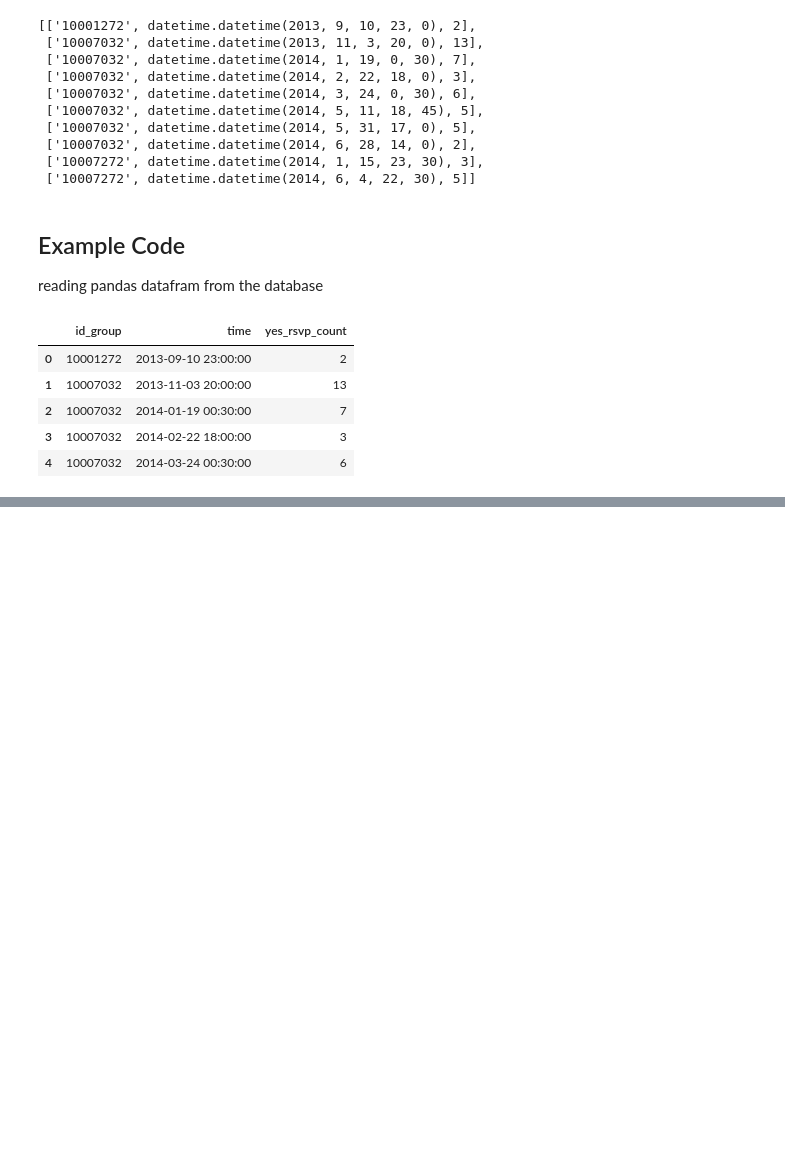
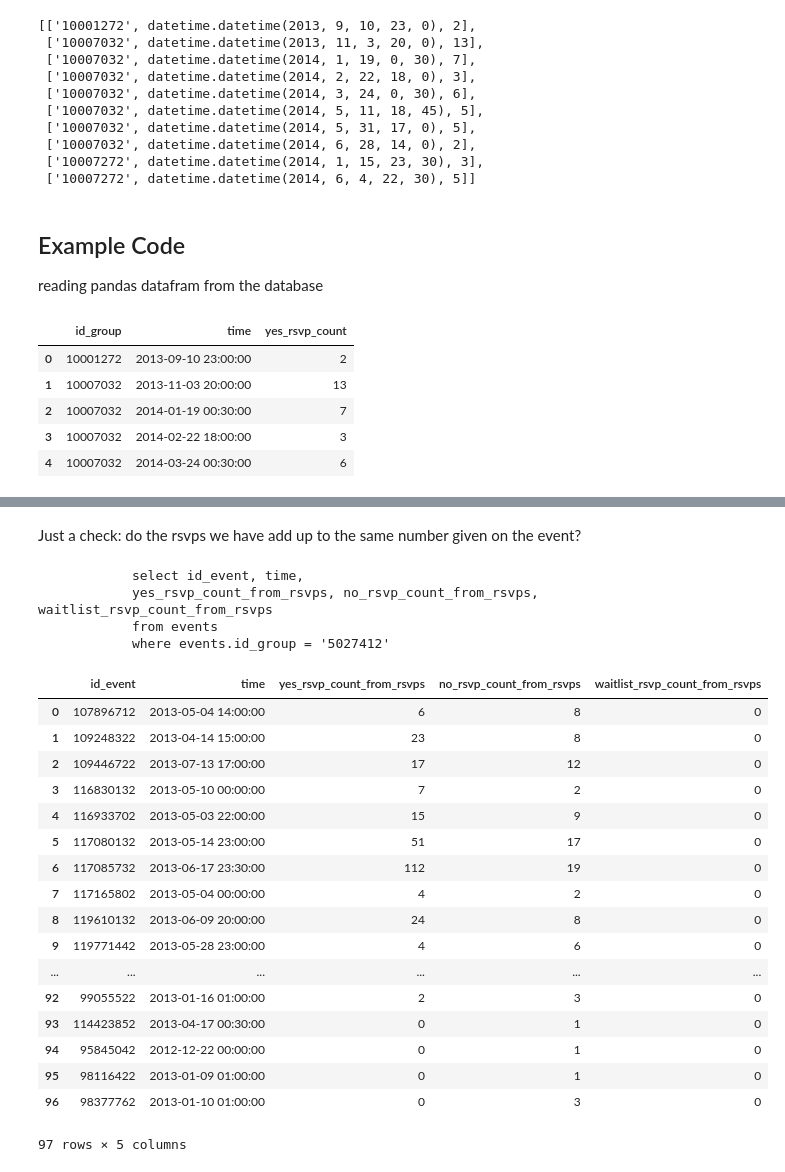
Before and after one commit to NYU-CS6313-Projects/meetupEVO, a Jupyter notebook: 30-lifetime-of-a-group/timeseries from database.ipynb, the cells around one changed output, grey strips where cells are left out. Cells and saved outputs as stored; diff of their text form; code cells hidden in the pictures; blank space fills up the shorter version.

```diff
--- a/30-lifetime-of-a-group/timeseries from database.ipynb
+++ b/30-lifetime-of-a-group/timeseries from database.ipynb
@@ -155,0 +122,37 @@ We have 5364618 rsvps for 604390 distinct events in this database
+# %% [markdown]
+Just a check: do the rsvps we have add up to the same number given on the event?
+# %%
+
+
+sql = db_cursor.mogrify("""
+            select id_event, time,
+            yes_rsvp_count_from_rsvps, no_rsvp_count_from_rsvps, waitlist_rsvp_count_from_rsvps
+            from events
+            where events.id_group = %(id_group)s
+            """, {"id_group": id_group})
+print sql
+df_rsvps = pd.read_sql(sql, db_conn)
+df_rsvps
+# %% [output]
+            select id_event, time,
+            yes_rsvp_count_from_rsvps, no_rsvp_count_from_rsvps, waitlist_rsvp_count_from_rsvps
+            from events
+            where events.id_group = '5027412'
+|  | id_event | time | yes_rsvp_count_from_rsvps | no_rsvp_count_from_rsvps | waitlist_rsvp_count_from_rsvps |
+| 0 | 107896712 | 2013-05-04 14:00:00 | 6 | 8 | 0 |
+| 1 | 109248322 | 2013-04-14 15:00:00 | 23 | 8 | 0 |
+| 2 | 109446722 | 2013-07-13 17:00:00 | 17 | 12 | 0 |
+| 3 | 116830132 | 2013-05-10 00:00:00 | 7 | 2 | 0 |
+| 4 | 116933702 | 2013-05-03 22:00:00 | 15 | 9 | 0 |
+| 5 | 117080132 | 2013-05-14 23:00:00 | 51 | 17 | 0 |
+| 6 | 117085732 | 2013-06-17 23:30:00 | 112 | 19 | 0 |
+| 7 | 117165802 | 2013-05-04 00:00:00 | 4 | 2 | 0 |
+| 8 | 119610132 | 2013-06-09 20:00:00 | 24 | 8 | 0 |
+| 9 | 119771442 | 2013-05-28 23:00:00 | 4 | 6 | 0 |
+| ... | ... | ... | ... | ... | ... |
+| 92 | 99055522 | 2013-01-16 01:00:00 | 2 | 3 | 0 |
+| 93 | 114423852 | 2013-04-17 00:30:00 | 0 | 1 | 0 |
+| 94 | 95845042 | 2012-12-22 00:00:00 | 0 | 1 | 0 |
+| 95 | 98116422 | 2013-01-09 01:00:00 | 0 | 1 | 0 |
+| 96 | 98377762 | 2013-01-10 01:00:00 | 0 | 3 | 0 |
+97 rows × 5 columns
```
Also changed, not shown: parts of 15 cells of this notebook.
